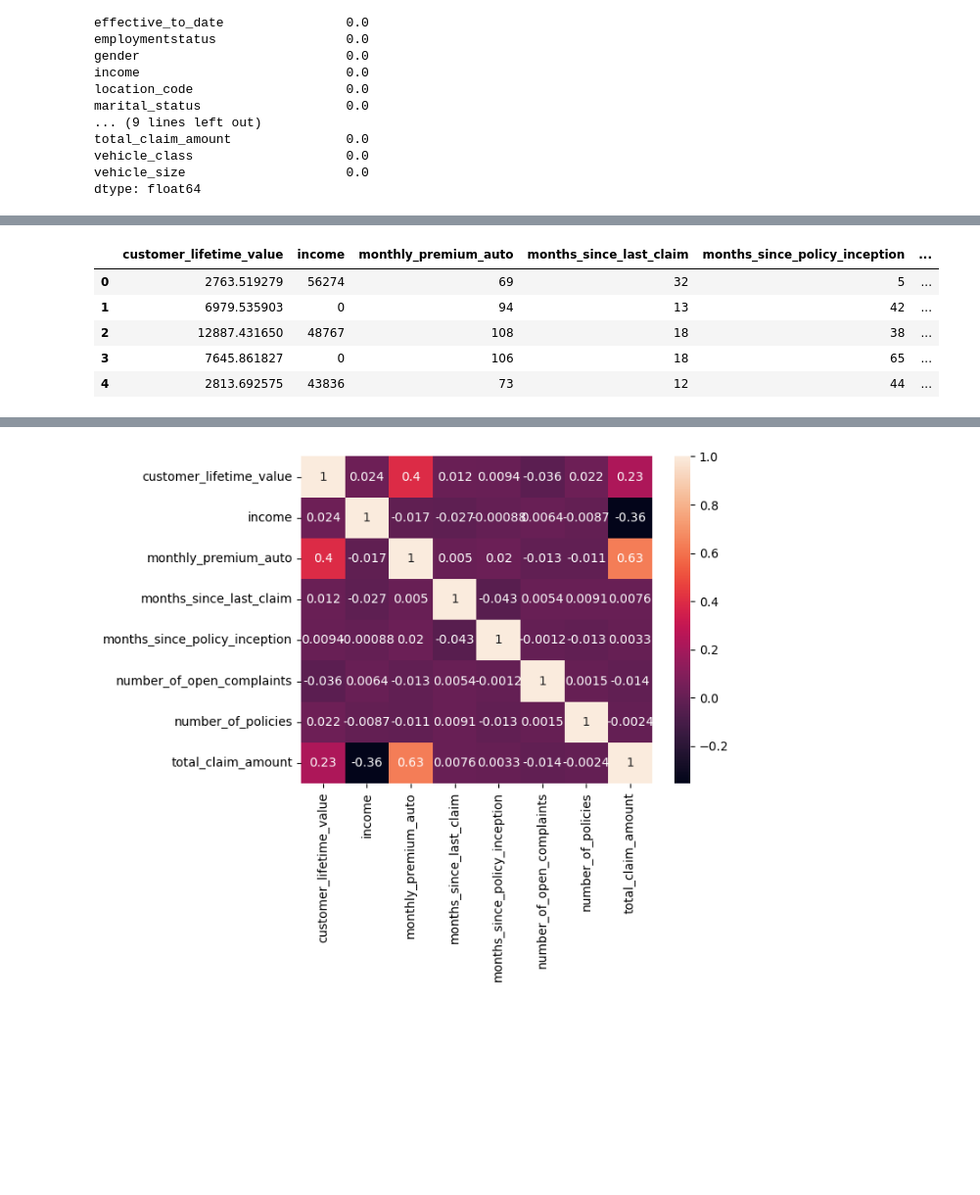
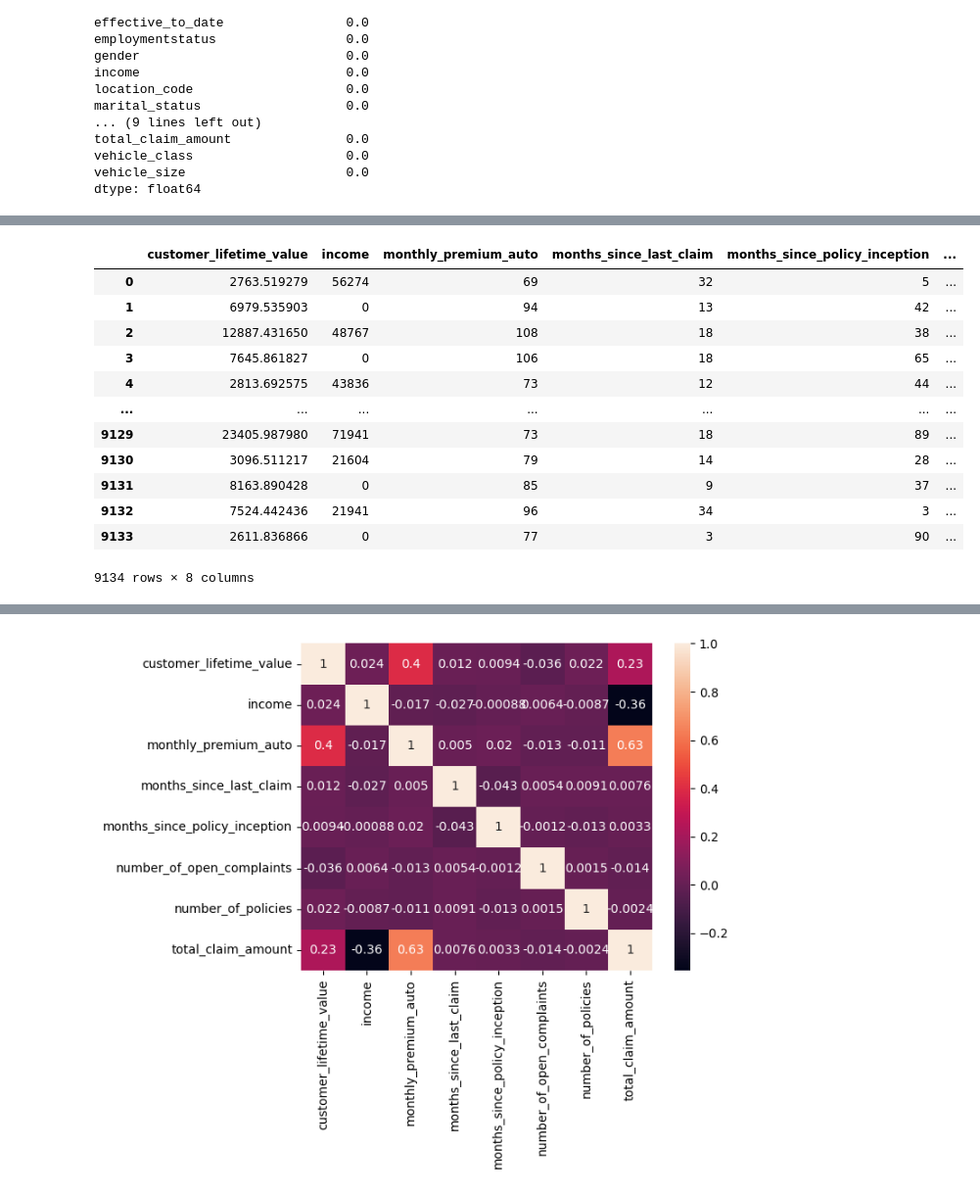
Before and after one commit to aparnamuratkar/lab-cleaning-numerical-data, a Jupyter notebook: files_for_lab/lab-cleaning-numerical-data.ipynb, the cells around one changed output, grey strips where cells are left out. Shown: that part at 98% size. Saved outputs shown, nothing was run; the diff lists cells and outputs as text; code cells hidden in the pictures; blank space fills up the shorter version.

```diff
--- a/files_for_lab/lab-cleaning-numerical-data.ipynb
+++ b/files_for_lab/lab-cleaning-numerical-data.ipynb
@@ -102,11 +130,25 @@ dtype: float64
+# %%
+def df_by_category(df):
+    numerical_df = df.select_dtypes(np.number)
+    categorical_df = df.select_dtypes(object)
+    return categorical_df, numerical_df
+
+categorical_df,numerical_df=df_by_category(customer_df)
 # %%
-numericals_df = customer_df.select_dtypes(np.number)
-numericals_df.head()
+#df_by_category(customer_df)
+numerical_df
 # %% [output]
 |  | customer_lifetime_value | income | monthly_premium_auto | months_since_last_claim | months_since_policy_inception | ... |
 | 0 | 2763.519279 | 56274 | 69 | 32 | 5 | ... |
 | 1 | 6979.535903 | 0 | 94 | 13 | 42 | ... |
 | 2 | 12887.431650 | 48767 | 108 | 18 | 38 | ... |
 | 3 | 7645.861827 | 0 | 106 | 18 | 65 | ... |
 | 4 | 2813.692575 | 43836 | 73 | 12 | 44 | ... |
+| ... | ... | ... | ... | ... | ... | ... |
+| 9129 | 23405.987980 | 71941 | 73 | 18 | 89 | ... |
+| 9130 | 3096.511217 | 21604 | 79 | 14 | 28 | ... |
+| 9131 | 8163.890428 | 0 | 85 | 9 | 37 | ... |
+| 9132 | 7524.442436 | 21941 | 96 | 34 | 3 | ... |
+| 9133 | 2611.836866 | 0 | 77 | 3 | 90 | ... |
+9134 rows × 8 columns
 # %%
```
Also changed, not shown: parts of 33 cells of this notebook.
